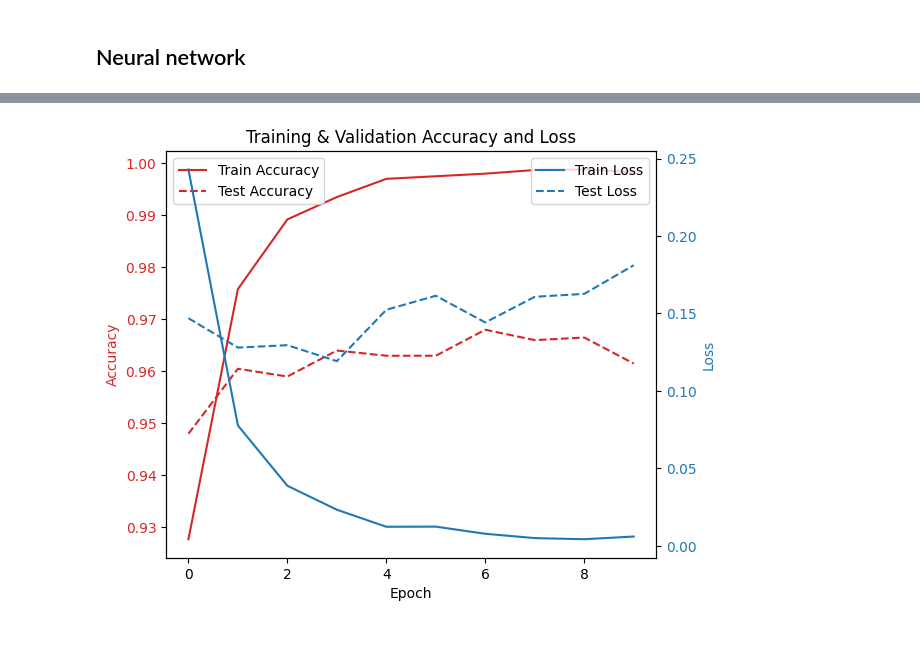
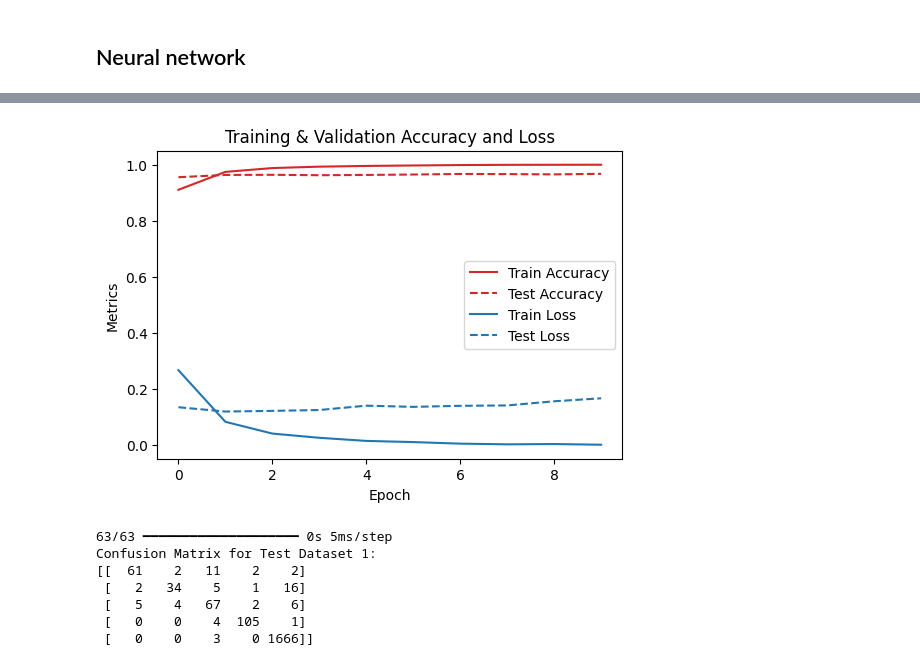
Before and after one commit to MWajdi/Data_anon, a Jupyter notebook: code/subprob3.ipynb, the cells around one changed output, grey strips where cells are left out. Cells and saved outputs as stored; diff of their text form; code cells hidden in the pictures; blank space fills up the shorter version.

```diff
--- a/code/subprob3.ipynb
+++ b/code/subprob3.ipynb
@@ -17,6 +17,7 @@ from sklearn.linear_model import LogisticRegression
 from sklearn.metrics import classification_report
 y_train = y_train.values.ravel()
 y_test = y_test.values.ravel()
+y_test2 = y_test2.values.ravel()
 
 model = LogisticRegression(multi_class='multinomial', solver='lbfgs', max_iter=200)
 
@@ -62,7 +63,8 @@ def encode(y, classes, class_to_index):
 
     return one_hot_encoded
 
-all_classes = get_classes(y_train, y_test, y_test2)
+all_classes = get_classes(y_train, y_test, y_test2)[3:]
+print(all_classes)
 
 class_to_index = {cls: idx for idx, cls in enumerate(all_classes)}
 
@@ -94,7 +100,7 @@ X_test2 = scaler.transform(X_test2)
 
 embedding_dim = 128
 lstm_units = 64
-num_classes = 7
+num_classes = 5
 
 model = Sequential()
 model.add(Input(shape=(X_train.shape[1],)))
@@ -154,26 +158,19 @@ Test Loss: 0.18113674223423004, Test Accuracy: 0.9614807367324829
 # %%
 import matplotlib.pyplot as plt
 
-fig, ax1 = plt.subplots()
+plt.figure(figsize=(6, 4))
 
-color = 'tab:red'
-ax1.set_xlabel('Epoch')
-ax1.set_ylabel('Accuracy', color=color)
-ax1.plot(history.history['accuracy'], label='Train Accuracy', color=color)
-ax1.plot(history.history['val_accuracy'], label='Test Accuracy', color=color, linestyle='dashed')
-ax1.tick_params(axis='y', labelcolor=color)
-ax1.legend(loc='upper left')
+plt.plot(history.history['accuracy'], label='Train Accuracy', color='tab:red')
+plt.plot(history.history['val_accuracy'], label='Test Accuracy', color='tab:red', linestyle='dashed')
 
-ax2 = ax1.twinx()
-color = 'tab:blue'
-ax2.set_ylabel('Loss', color=color)
-ax2.plot(history.history['loss'], label='Train Loss', color=color)
-ax2.plot(history.history['val_loss'], label='Test Loss', color=color, linestyle='dashed')
-ax2.tick_params(axis='y', labelcolor=color)
-ax2.legend(loc='upper right')
+plt.plot(history.history['loss'], label='Train Loss', color='tab:blue')
+plt.plot(history.history['val_loss'], label='Test Loss', color='tab:blue', linestyle='dashed')
 
-fig.tight_layout()
+plt.xlabel('Epoch')
+plt.ylabel('Metrics')
 plt.title('Training & Validation Accuracy and Loss')
+plt.legend()
+
 plt.show()
 # %% [output]
-[figure, old version]
+[figure, new version]
@@ -179,0 +187,10 @@ plt.show()
+# %%
+print_confusion_matrix(X_test, y_test_encoded, 1)
+# %% [output]
+63/63 ━━━━━━━━━━━━━━━━━━━━ 0s 5ms/step
+Confusion Matrix for Test Dataset 1:
+[[  61    2   11    2    2]
+ [   2   34    5    1   16]
+ [   5    4   67    2    6]
+ [   0    0    4  105    1]
+ [   0    0    3    0 1666]]
```
Also changed, not shown: parts of 7 cells of this notebook, 1 other file.
